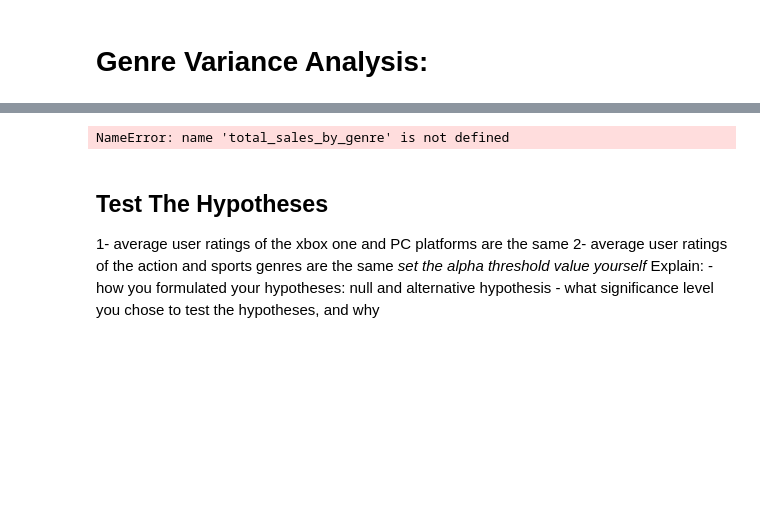
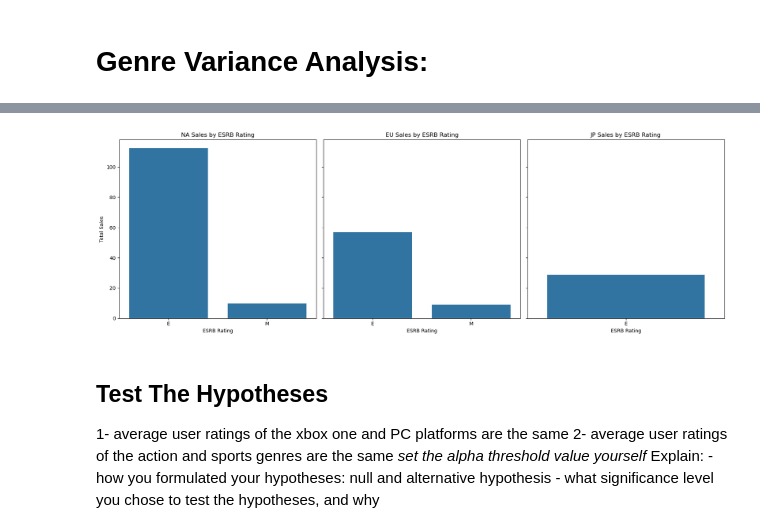
Before and after one commit to becominggiant/game_analysis, a Jupyter notebook: EDA.ipynb, the cells around one changed output, grey strips where cells are left out. Saved outputs shown, nothing was run; the diff lists cells and outputs as text; code cells hidden in the pictures; blank space fills up the shorter version.

```diff
--- a/EDA.ipynb
+++ b/EDA.ipynb
@@ -846,25 +772,32 @@ display("Top 5 EU Genres DataFrame:\n", top_eu_genres_df)
-# %%
-
-
-# Step 1: Filter out rows with missing or invalid 'na_sales' values
-df_filtered = df_no_duplicates[df_no_duplicates['jp_sales'].notna()]
-
-# Step 2: Calculate the total sales for each platform or genre in j
-
-
-# Step 3: Select the top 5 platforms or genres based on total sales
-top_5_platforms = total_sales_by_platform.head(5).index
-top_5_genres = total_sales_by_genre.head(5).index
-
-# Step 4: Create a new DataFrame with the top 5 platforms or genres
-top_5_platforms_df = df_filtered[df_filtered['platform'].isin(top_5_platforms)]
-top_5_genres_df = df_filtered[df_filtered['genre'].isin(top_5_genres)]
-
-# Display the new DataFrames
-print("Top 5 Platforms DataFrame:\n", top_5_platforms_df.head())
-print("Top 5 Genres DataFrame:\n", top_5_genres_df)
-# %% [output]
-NameError: name 'total_sales_by_genre' is not defined
+# %%
+
+#group by ESRB rating and calculate total sales for each region
+total_sales_genre_na = na_genres_filtered.groupby('rating')['na_sales'].sum().reset_index()
+total_sales_genre_eu = eu_genres_filtered.groupby('rating')['eu_sales'].sum().reset_index()
+total_sales_genre_jp = jp_genres_filtered.groupby('rating')['jp_sales'].sum().reset_index()
+
+#Create bar charts
+fig, axes = plt.subplots(1, 3, figsize=(18, 6), sharey=True)
+
+sns.barplot(data=total_sales_genre_na, x='rating', y='na_sales', ax=axes[0])
+axes[0].set_title('NA Sales by ESRB Rating')
+axes[0].set_ylabel('Total Sales')
+axes[0].set_xlabel('ESRB Rating')
+
+sns.barplot(data=total_sales_genre_eu, x='rating', y='eu_sales', ax=axes[1])
+axes[1].set_title('EU Sales by ESRB Rating')
+axes[1].set_ylabel('Total Sales')
+axes[1].set_xlabel('ESRB Rating')
+
+sns.barplot(data=total_sales_genre_jp, x='rating', y='jp_sales', ax=axes[2])
+axes[2].set_title('JP Sales by ESRB Rating')
+axes[2].set_ylabel('Total Sales')
+axes[2].set_xlabel('ESRB Rating')
+
+plt.tight_layout()
+plt.show()
+# %% [output]
+[figure, added]
 # %% [markdown]
 <h2>Test The Hypotheses</h2>
 1- average user ratings of the xbox one and PC platforms are the same
```
Also changed, not shown: parts of 19 cells of this notebook.
